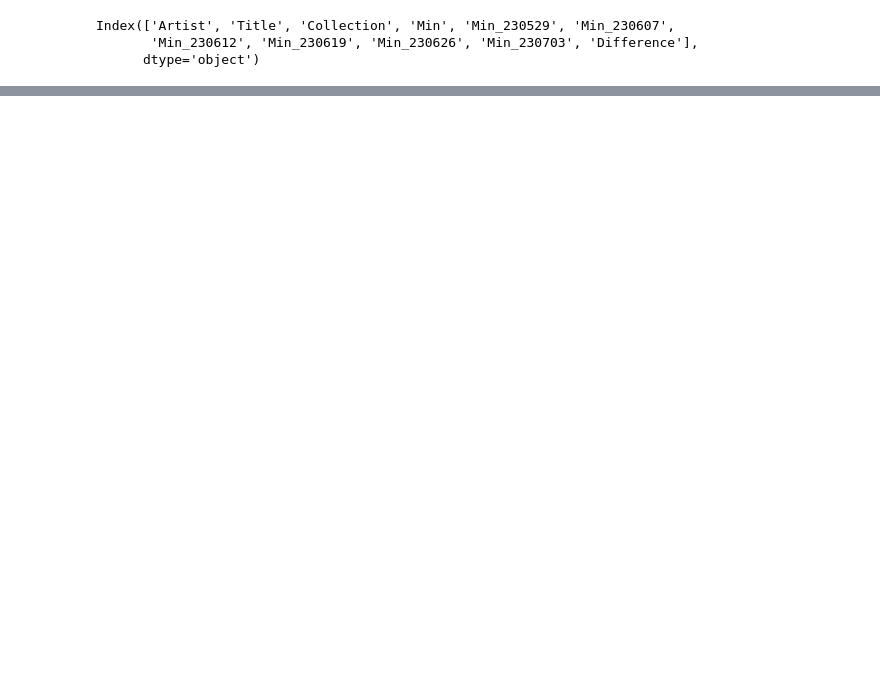
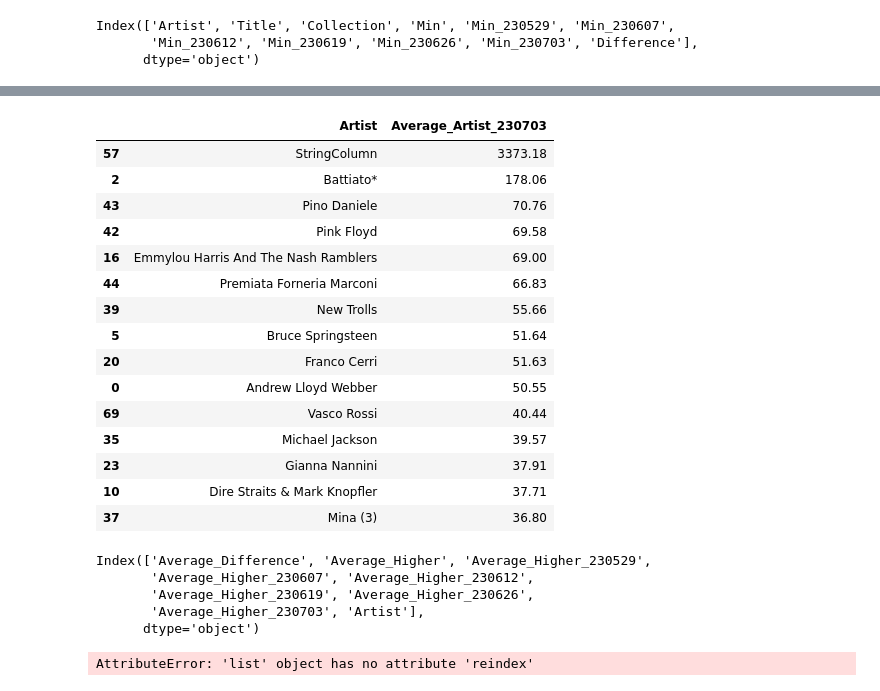
Before and after one commit to VannaLZ/Vinyl_Collection_Project, a Jupyter notebook: Discogs/Discogs_EDA/Collection_Value/Collection_Values_Tableau/EDA.ipynb, the cells around one changed output, grey strips where cells are left out. Cells and saved outputs as stored; diff of their text form; code cells hidden in the pictures; blank space fills up the shorter version.

```diff
--- a/Discogs/Discogs_EDA/Collection_Value/Collection_Values_Tableau/EDA.ipynb
+++ b/Discogs/Discogs_EDA/Collection_Value/Collection_Values_Tableau/EDA.ipynb
@@ -364,0 +457,22 @@ positive_min_difference
+# %%
+artist_avg = df_higher.groupby('Artist')['Higher_230703'].mean().reset_index().sort_values('Higher_230703')
+artist_avg = artist_avg.rename(columns={'Higher_230703': 'Average_Artist_230703'})
+artist_avg['Average_Artist_230703'] = artist_avg['Average_Artist_230703'].round(2)
+artist_avg.sort_values('Average_Artist_230703', ascending=False).head(15)
+# %% [output]
+|  | Artist | Average_Artist_230703 |
+| 57 | StringColumn | 3373.18 |
+| 2 | Battiato* | 178.06 |
+| 43 | Pino Daniele | 70.76 |
+| 42 | Pink Floyd | 69.58 |
+| 16 | Emmylou Harris And The Nash Ramblers | 69.00 |
+| 44 | Premiata Forneria Marconi | 66.83 |
+| 39 | New Trolls | 55.66 |
+| 5 | Bruce Springsteen | 51.64 |
+| 20 | Franco Cerri | 51.63 |
+| 0 | Andrew Lloyd Webber | 50.55 |
+| 69 | Vasco Rossi | 40.44 |
+| 35 | Michael Jackson | 39.57 |
+| 23 | Gianna Nannini | 37.91 |
+| 10 | Dire Straits & Mark Knopfler | 37.71 |
+| 37 | Mina (3) | 36.80 |
@@ -364,0 +491,16 @@ positive_min_difference
+# %%
+artist_avg.columns
+# %% [output]
+Index(['Average_Difference', 'Average_Higher', 'Average_Higher_230529',
+       'Average_Higher_230607', 'Average_Higher_230612',
+       'Average_Higher_230619', 'Average_Higher_230626',
+       'Average_Higher_230703', 'Artist'],
+      dtype='object')
+# %%
+artist_avg_order = ['Collection', 'Average_Difference', 'Average_Higher', 'Average_Higher_230529',
+                        'Average_Higher_230607', 'Average_Higher_230612', 'Average_Higher_230619',
+                        'Average_Higher_230626', 'Average_Higher_230703']
+
+df_artist_avg = artist_avg_order.reindex(columns=artist_avg_order)
+# %% [output]
+AttributeError: 'list' object has no attribute 'reindex'
```
Also changed, not shown: parts of 11 cells of this notebook.
